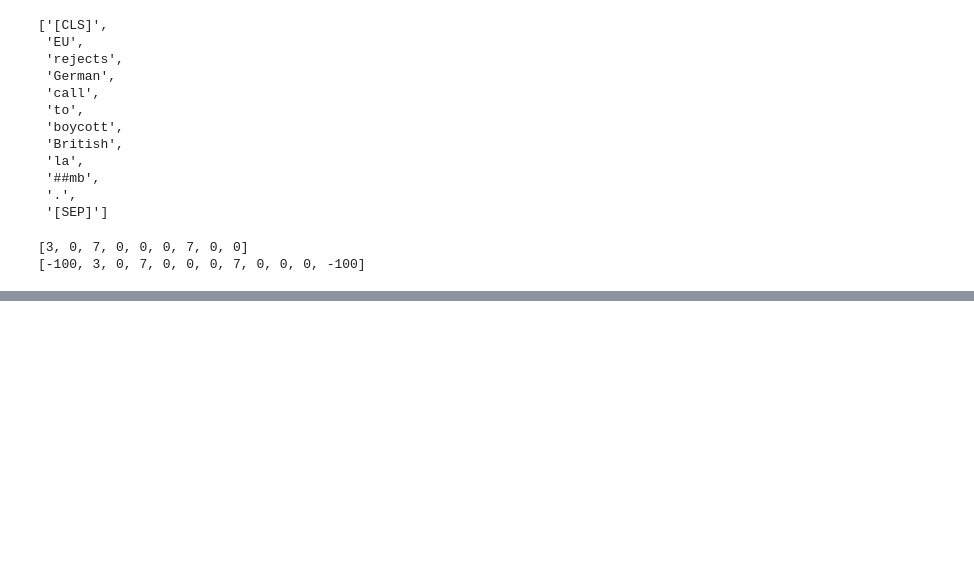
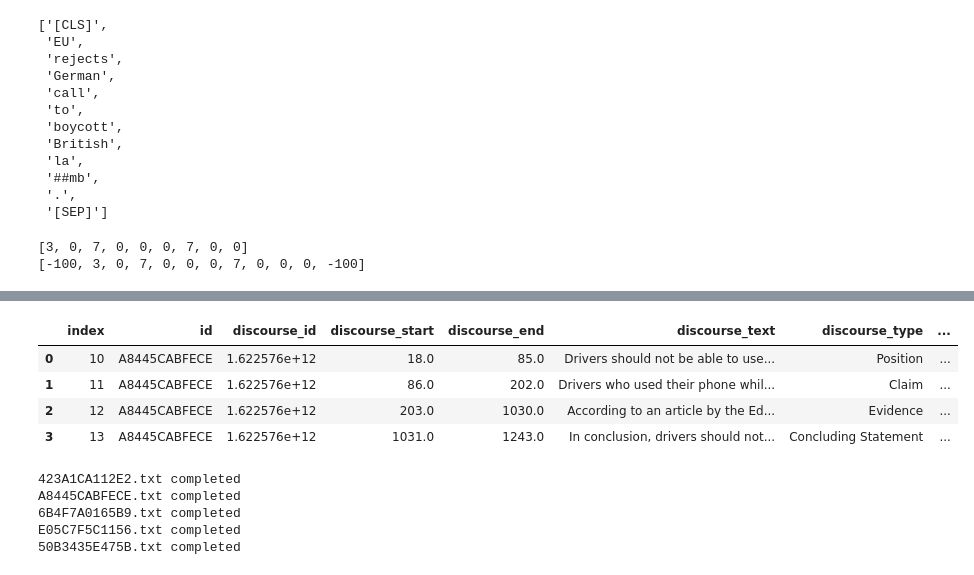
Before and after one commit to Brad1141/Discourse_Classification, a Jupyter notebook: tokenClassy.ipynb, the cells around one changed output, grey strips where cells are left out. Drawn from its saved outputs; the diff is of its cells as text; code cells hidden in the pictures; blank space fills up the shorter version.

```diff
--- a/tokenClassy.ipynb
+++ b/tokenClassy.ipynb
@@ -87,0 +170,39 @@ print(align_labels_with_tokens(labels, word_ids))
+# %%
+df_file = train[train.id.str.contains("A8445CABFECE",case=False)]
+df_file = df_file.reset_index()
+df_file.head()
+# %% [output]
+|  | index | id | discourse_id | discourse_start | discourse_end | discourse_text | discourse_type | ... |
+| 0 | 10 | A8445CABFECE | 1.622576e+12 | 18.0 | 85.0 | Drivers should not be able to use... | Position | ... |
+| 1 | 11 | A8445CABFECE | 1.622576e+12 | 86.0 | 202.0 | Drivers who used their phone whil... | Claim | ... |
+| 2 | 12 | A8445CABFECE | 1.622576e+12 | 203.0 | 1030.0 | According to an article by the Ed... | Evidence | ... |
+| 3 | 13 | A8445CABFECE | 1.622576e+12 | 1031.0 | 1243.0 | In conclusion, drivers should not... | Concluding Statement | ... |
+# %%
+#csv data returns a string not a list
+def createRow(fileName):
+    df_file = train[train.id.str.contains(fileName,case=False)]
+    df_file = df_file.reset_index()
+    labels = []
+    num_labels = []
+    fullText = []
+    for i in range(len(df_file.index)):
+        df_string = df_file["predictionstring"][i]
+        stringArray = df_string.split()
+        df_textString = df_file["discourse_text"][i].split()
+        for df in df_textString:
+            fullText.append(df)
+        for s in stringArray:
+            labels.append(df_file["discourse_type"][i])
+            num_labels.append(tokenDict[str(df_file["discourse_type"][i])])
+
+    train_new.loc[len(train_new.index)] = [fileName, fullText, num_labels]
+
+for fileName in essayNames:
+    createRow(fileName)
+    print(fileName + ".txt completed")
+# %% [output]
+423A1CA112E2.txt completed
+A8445CABFECE.txt completed
+6B4F7A0165B9.txt completed
+E05C7F5C1156.txt completed
+50B3435E475B.txt completed
```
Also changed, not shown: parts of 19 cells of this notebook, 3 other files.
